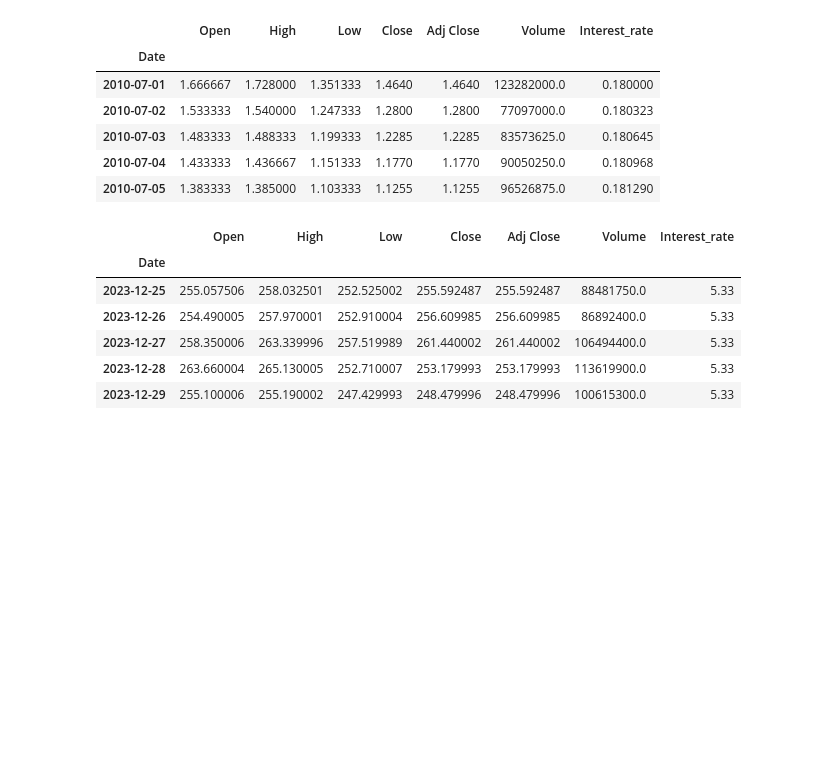
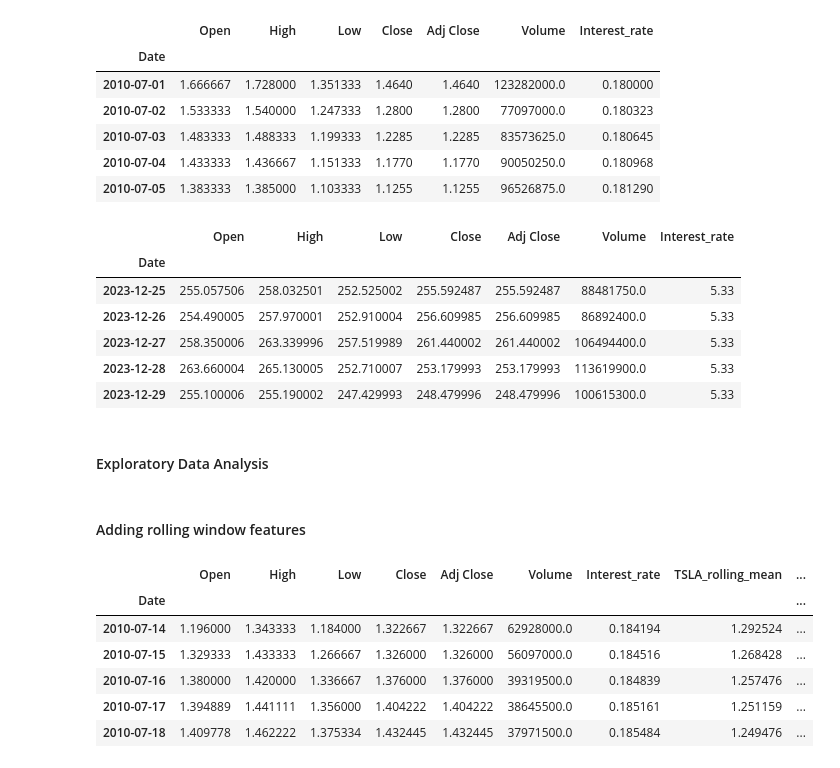
Before and after one commit to HenryYang03/Multivariate-Time-Series, a Jupyter notebook: Multivariate_time_series_analysis.ipynb, the cells around one changed output. Cells and saved outputs as stored; diff of their text form; code cells hidden in the pictures; blank space fills up the shorter version.

```diff
--- a/Multivariate_time_series_analysis.ipynb
+++ b/Multivariate_time_series_analysis.ipynb
@@ -120,3 +120,25 @@ df.tail()
 | 2023-12-27 | 258.350006 | 263.339996 | 257.519989 | 261.440002 | 261.440002 | 106494400.0 | 5.33 |
 | 2023-12-28 | 263.660004 | 265.130005 | 252.710007 | 253.179993 | 253.179993 | 113619900.0 | 5.33 |
 | 2023-12-29 | 255.100006 | 255.190002 | 247.429993 | 248.479996 | 248.479996 | 100615300.0 | 5.33 |
+# %% [markdown]
+#### Exploratory Data Analysis
+# %% [markdown]
+#### Adding rolling window features
+# %%
+# Adding rolling window features
+sliding_window_size = 14
+df['TSLA_rolling_mean'] = df['Open'].rolling(window=sliding_window_size).mean()
+df['Interest_rate_rolling_mean'] = df['Interest_rate'].rolling(window=sliding_window_size).mean()
+df['TSLA_rolling_std'] = df['Open'].rolling(window=sliding_window_size).std()
+df['Interest_rate_rolling_std'] = df['Interest_rate'].rolling(window=sliding_window_size).std()
+# Drop rows with NaN values if any
+df = df.dropna()
+df.head()
+# %% [output]
+|  | Open | High | Low | Close | Adj Close | Volume | Interest_rate | TSLA_rolling_mean | ... |
+| Date |  |  |  |  |  |  |  |  | ... |
+| 2010-07-14 | 1.196000 | 1.343333 | 1.184000 | 1.322667 | 1.322667 | 62928000.0 | 0.184194 | 1.292524 | ... |
+| 2010-07-15 | 1.329333 | 1.433333 | 1.266667 | 1.326000 | 1.326000 | 56097000.0 | 0.184516 | 1.268428 | ... |
+| 2010-07-16 | 1.380000 | 1.420000 | 1.336667 | 1.376000 | 1.376000 | 39319500.0 | 0.184839 | 1.257476 | ... |
+| 2010-07-17 | 1.394889 | 1.441111 | 1.356000 | 1.404222 | 1.404222 | 38645500.0 | 0.185161 | 1.251159 | ... |
+| 2010-07-18 | 1.409778 | 1.462222 | 1.375334 | 1.432445 | 1.432445 | 37971500.0 | 0.185484 | 1.249476 | ... |
```
Also changed, not shown: parts of 18 cells of this notebook.
